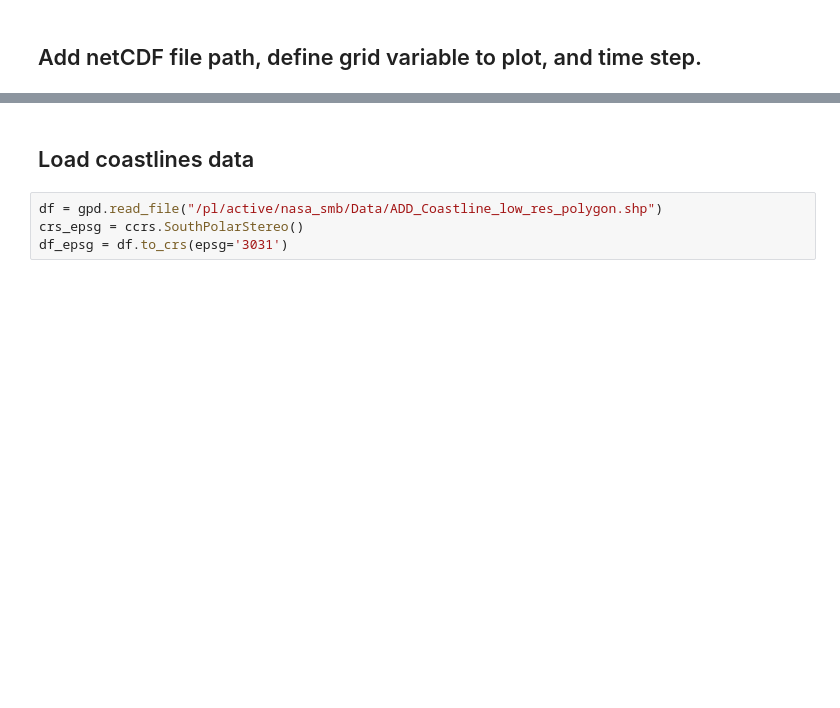
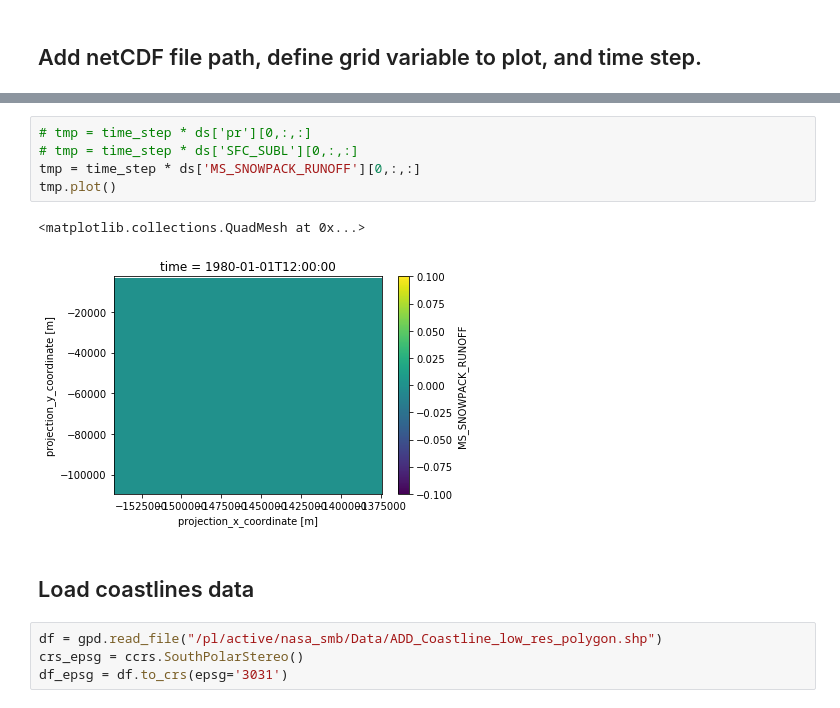
Before and after one commit to EricKeenan/SNOWPACK_WAIS, a Jupyter notebook: analysis/Visualize_A3D_grids.ipynb, the cells around one changed output, grey strips where cells are left out. Saved outputs shown, nothing was run; the diff lists cells and outputs as text; blank space fills up the shorter version.

```diff
--- a/analysis/Visualize_A3D_grids.ipynb
+++ b/analysis/Visualize_A3D_grids.ipynb
@@ -71,5 +80,13 @@ Coordinates:
   * northing  (northing) float32 -109000.0 -108000.0 ... -4000.0 -3000.0
   * easting   (easting) float32 -1542000.0 -1541000.0 ... -1376000.0 -1375000.0
+# %%
+# tmp = time_step * ds['pr'][0,:,:]
+# tmp = time_step * ds['SFC_SUBL'][0,:,:]
+tmp = time_step * ds['MS_SNOWPACK_RUNOFF'][0,:,:]
+tmp.plot()
+# %% [output]
+<matplotlib.collections.QuadMesh at 0x...>
+[figure, added]
 # %% [markdown]
 ## Load coastlines data
 # %%
```
Also changed, not shown: parts of 7 cells of this notebook, 4 other files.
